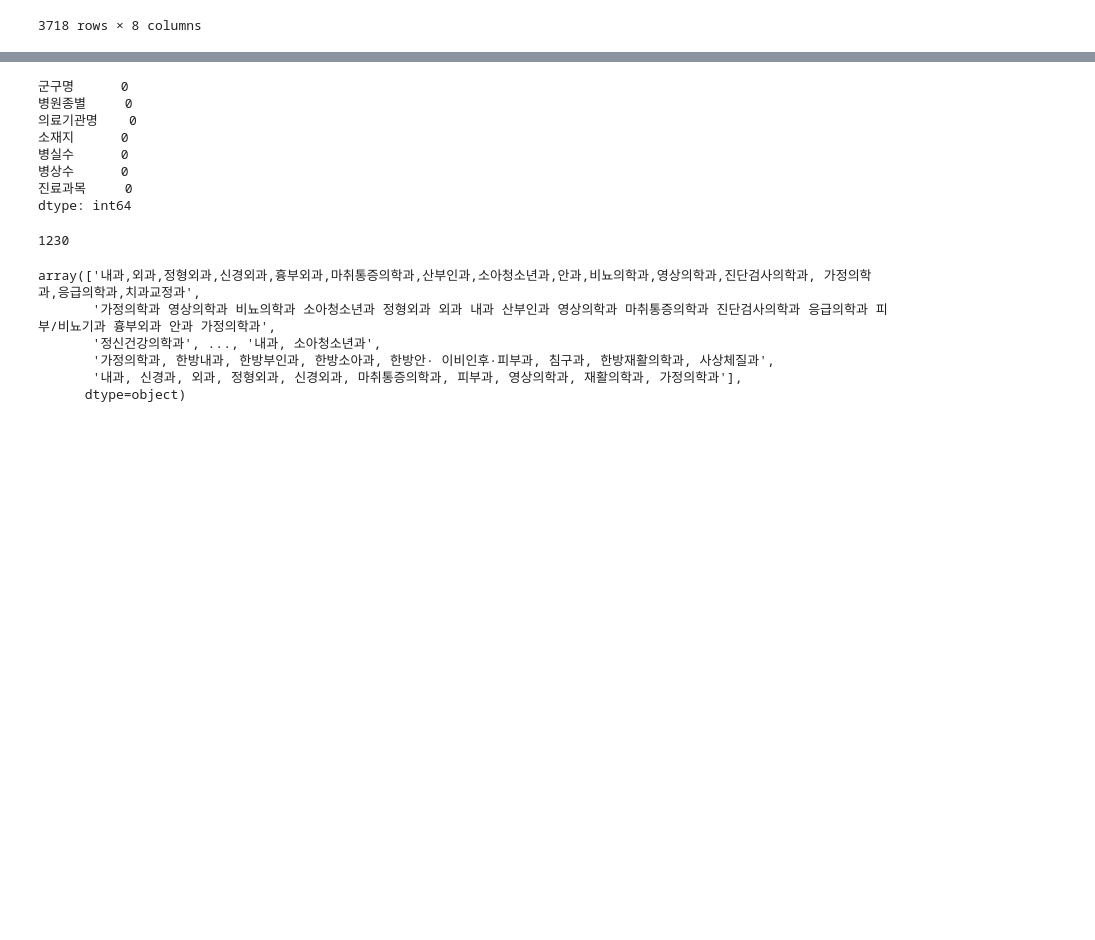
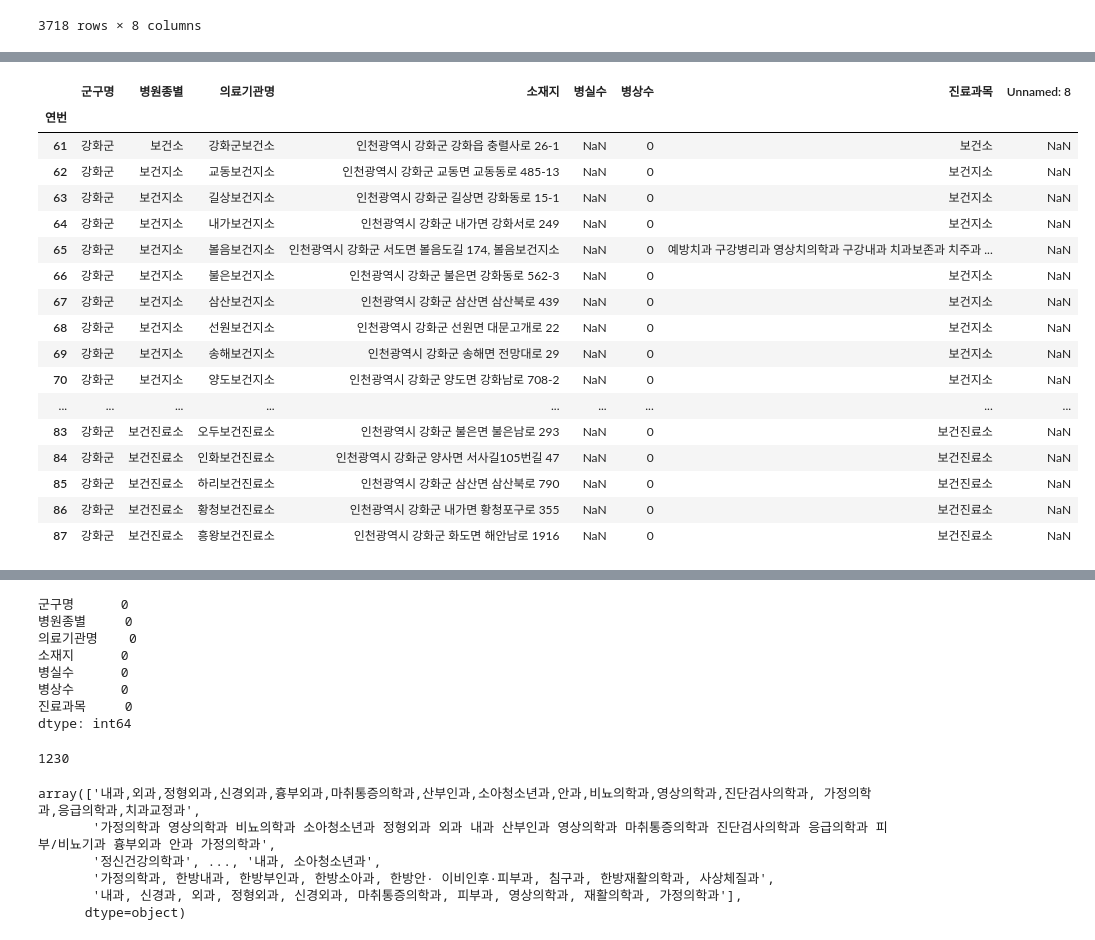
Before and after one commit to akslk00/new-pro2, a Jupyter notebook: Untitled.ipynb, the cells around one changed output, grey strips where cells are left out. Saved outputs shown, nothing was run; the diff lists cells and outputs as text; code cells hidden in the pictures; blank space fills up the shorter version.

```diff
--- a/Untitled.ipynb
+++ b/Untitled.ipynb
@@ -19,3 +19,5 @@ df
 | 3717 | 연수구 | 한방병원 | 자양한방병원 | 인천광역시 연수구 신송로 154, 4층(송도동) | 13.0 | 39 | 가정의학과, 한방내과, 한방부인과, 한방소아과, 한방안· 이... | NaN |
 | 3718 | 연수구 | 병원 | 송도연세병원 | 인천광역시 연수구 신송로 159-7, 3층~8층 일부(송도동) | 26.0 | 46 | 내과, 신경과, 외과, 정형외과, 신경외과, 마취통증의학과,... | NaN |
 3718 rows × 8 columns
+# %%
+df=df.drop('Unnamed: 8',axis=1)
@@ -21,0 +35,23 @@ df
+# %%
+av=df['병실수'].isna()
+# %%
+df.loc[av,]
+# %% [output]
+|  | 군구명 | 병원종별 | 의료기관명 | 소재지 | 병실수 | 병상수 | 진료과목 | Unnamed: 8 |
+| 연번 |  |  |  |  |  |  |  |  |
+| 61 | 강화군 | 보건소 | 강화군보건소 | 인천광역시 강화군 강화읍 충렬사로 26-1 | NaN | 0 | 보건소 | NaN |
+| 62 | 강화군 | 보건지소 | 교동보건지소 | 인천광역시 강화군 교동면 교동동로 485-13 | NaN | 0 | 보건지소 | NaN |
+| 63 | 강화군 | 보건지소 | 길상보건지소 | 인천광역시 강화군 길상면 강화동로 15-1 | NaN | 0 | 보건지소 | NaN |
+| 64 | 강화군 | 보건지소 | 내가보건지소 | 인천광역시 강화군 내가면 강화서로 249 | NaN | 0 | 보건지소 | NaN |
+| 65 | 강화군 | 보건지소 | 볼음보건지소 | 인천광역시 강화군 서도면 볼음도길 174, 볼음보건지소 | NaN | 0 | 예방치과 구강병리과 영상치의학과 구강내과 치과보존과 치주과 ... | NaN |
+| 66 | 강화군 | 보건지소 | 불은보건지소 | 인천광역시 강화군 불은면 강화동로 562-3 | NaN | 0 | 보건지소 | NaN |
+| 67 | 강화군 | 보건지소 | 삼산보건지소 | 인천광역시 강화군 삼산면 삼산북로 439 | NaN | 0 | 보건지소 | NaN |
+| 68 | 강화군 | 보건지소 | 선원보건지소 | 인천광역시 강화군 선원면 대문고개로 22 | NaN | 0 | 보건지소 | NaN |
+| 69 | 강화군 | 보건지소 | 송해보건지소 | 인천광역시 강화군 송해면 전망대로 29 | NaN | 0 | 보건지소 | NaN |
+| 70 | 강화군 | 보건지소 | 양도보건지소 | 인천광역시 강화군 양도면 강화남로 708-2 | NaN | 0 | 보건지소 | NaN |
+| ... | ... | ... | ... | ... | ... | ... | ... | ... |
+| 83 | 강화군 | 보건진료소 | 오두보건진료소 | 인천광역시 강화군 불은면 불은남로 293 | NaN | 0 | 보건진료소 | NaN |
+| 84 | 강화군 | 보건진료소 | 인화보건진료소 | 인천광역시 강화군 양사면 서사길105번길 47 | NaN | 0 | 보건진료소 | NaN |
+| 85 | 강화군 | 보건진료소 | 하리보건진료소 | 인천광역시 강화군 삼산면 삼산북로 790 | NaN | 0 | 보건진료소 | NaN |
+| 86 | 강화군 | 보건진료소 | 황청보건진료소 | 인천광역시 강화군 내가면 황청포구로 355 | NaN | 0 | 보건진료소 | NaN |
+| 87 | 강화군 | 보건진료소 | 흥왕보건진료소 | 인천광역시 강화군 화도면 해안남로 1916 | NaN | 0 | 보건진료소 | NaN |
```
Also changed, not shown: parts of 14 cells of this notebook, 2 other files.
